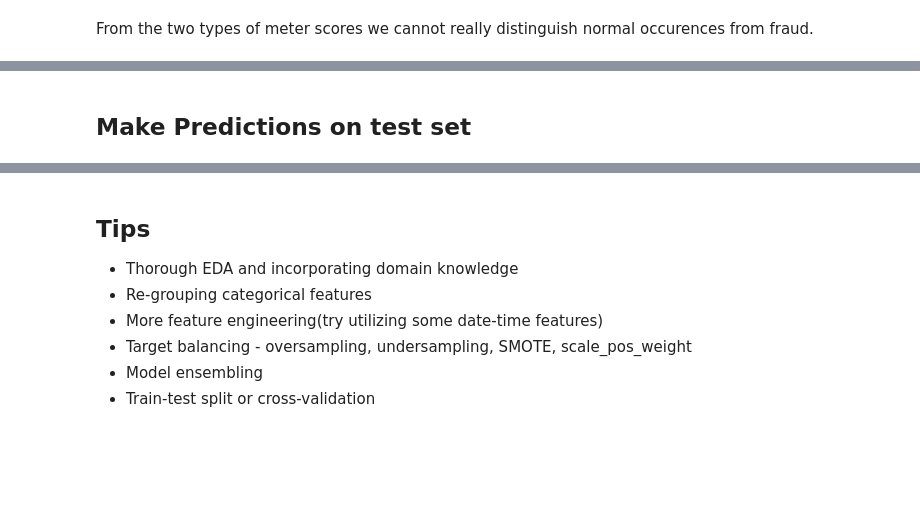
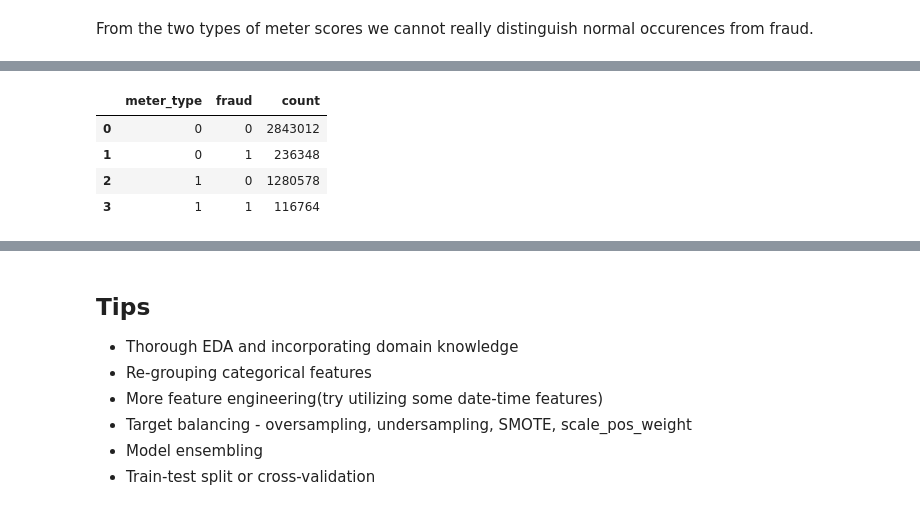
Before and after one commit to wcclima/ds-fraud-project, a Jupyter notebook: FraudDetectionDataCleaningEDA.ipynb, the cells around one changed output, grey strips where cells are left out. Saved outputs shown, nothing was run; the diff lists cells and outputs as text; code cells hidden in the pictures; blank space fills up the shorter version.

```diff
--- a/Fraud_Detection_Starter.ipynb
+++ b/FraudDetectionDataCleaningEDA.ipynb
@@ -1035,2 +831,0 @@ x_train.disrict.unique()
-# %% [markdown]
-## Make Predictions on test set
@@ -1053,0 +832,8 @@ submission.to_csv(f'{OUTPUT_DIR}/submission.csv', index=False)
+# %%
+invoice_client_merge_df.groupby(['meter_type', 'fraud'], as_index = False)['fraud'].value_counts()
+# %% [output]
+|  | meter_type | fraud | count |
+| 0 | 0 | 0 | 2843012 |
+| 1 | 0 | 1 | 236348 |
+| 2 | 1 | 0 | 1280578 |
+| 3 | 1 | 1 | 116764 |
```
Also changed, not shown: parts of 57 cells of this notebook, 1 other file.
